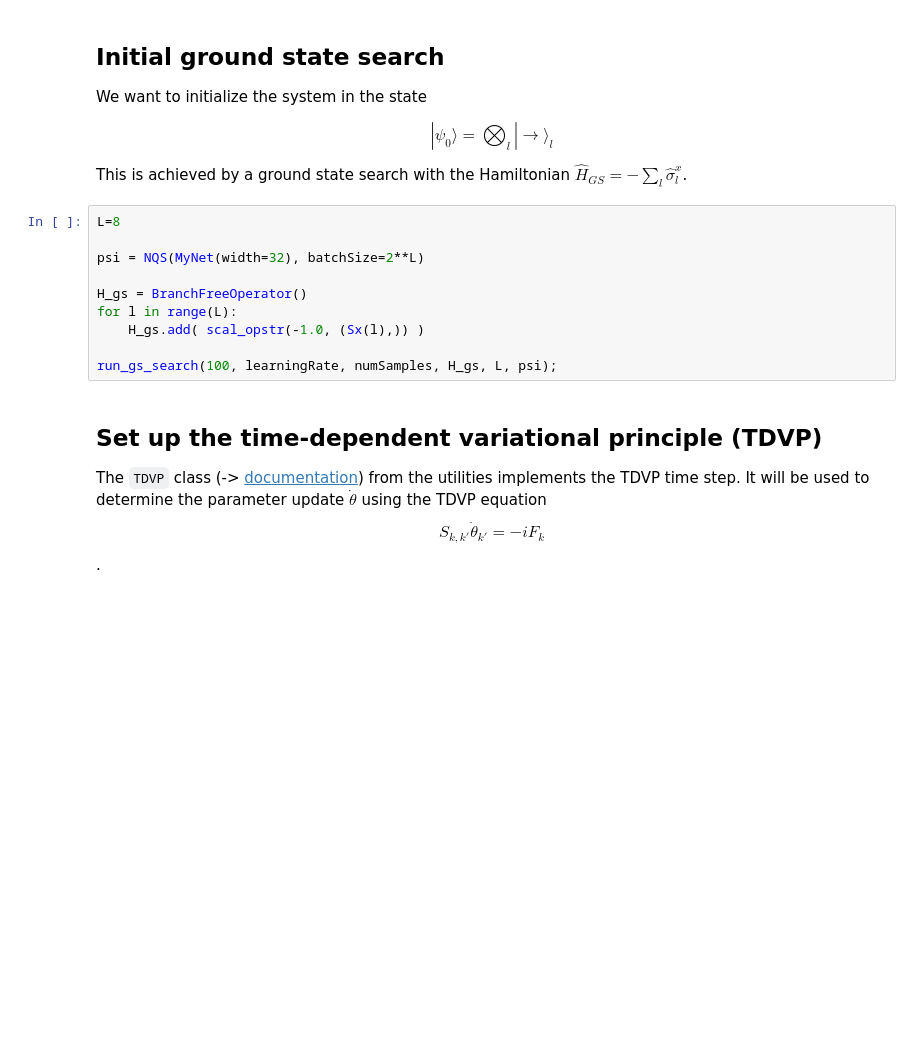
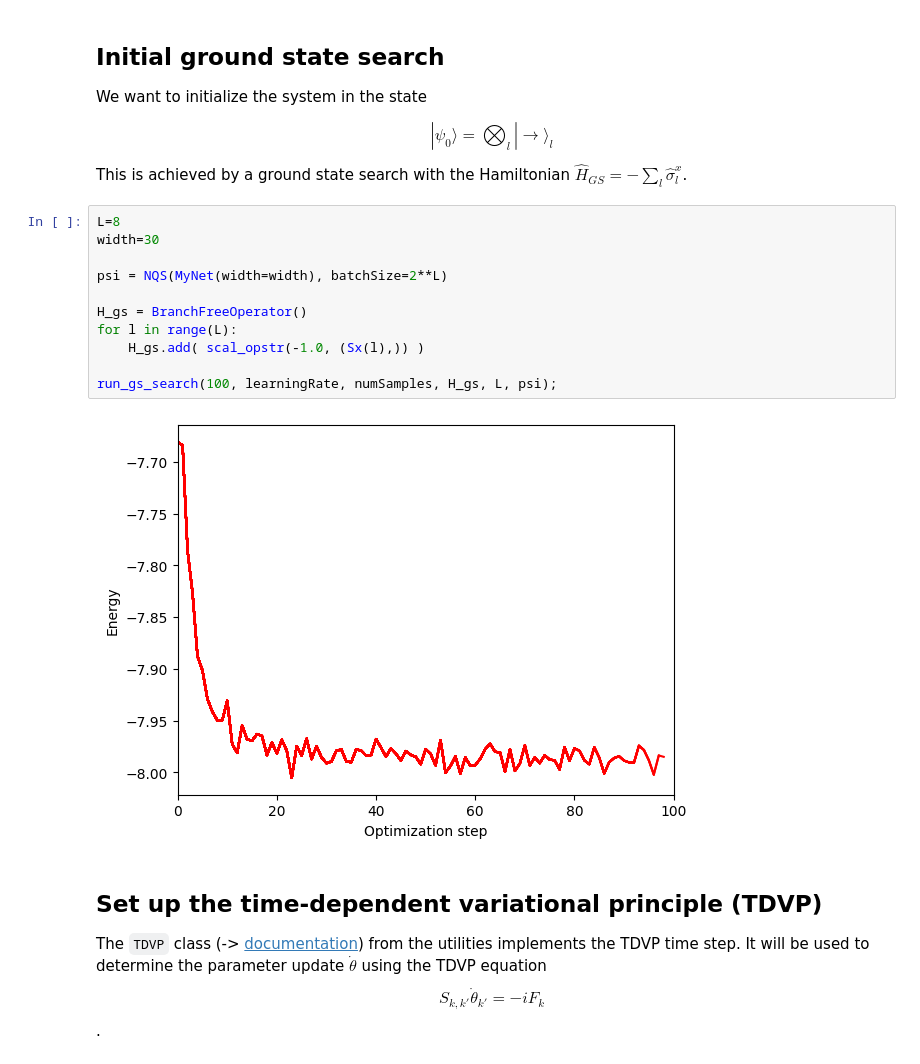
Before and after one commit to markusschmitt/quant24_summer_school, a Jupyter notebook: nqs_tutorial.ipynb, the cells around one changed output. Drawn from its saved outputs; the diff is of its cells as text; blank space fills up the shorter version.

```diff
--- a/nqs_tutorial.ipynb
+++ b/nqs_tutorial.ipynb
@@ -333,14 +400,17 @@ $$|\psi_0\rangle=\bigotimes_l|\rightarrow\rangle_l$$
 This is achieved by a ground state search with the Hamiltonian $\hat H_{GS}=-\sum_l\hat\sigma_l^x$.
 # %%
 L=8
+width=30
 
-psi = NQS(MyNet(width=32), batchSize=2**L)
+psi = NQS(MyNet(width=width), batchSize=2**L)
 
 H_gs = BranchFreeOperator()
 for l in range(L):
     H_gs.add( scal_opstr(-1.0, (Sx(l),)) )
 
 run_gs_search(100, learningRate, numSamples, H_gs, L, psi);
+# %% [output]
+[figure, added]
 # %% [markdown]
 ## Set up the time-dependent variational principle (TDVP)
 
```
Also changed, not shown: parts of 16 cells of this notebook, 2 other files.
